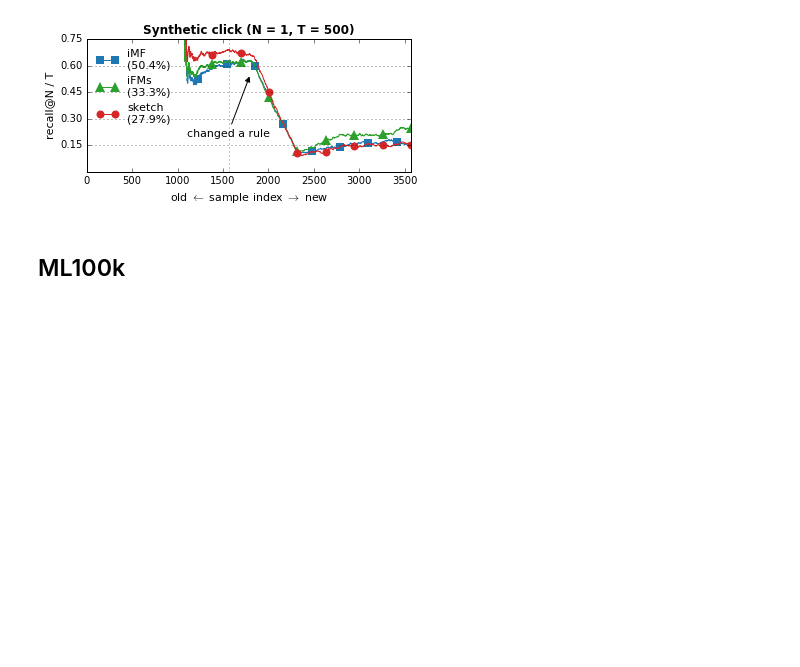
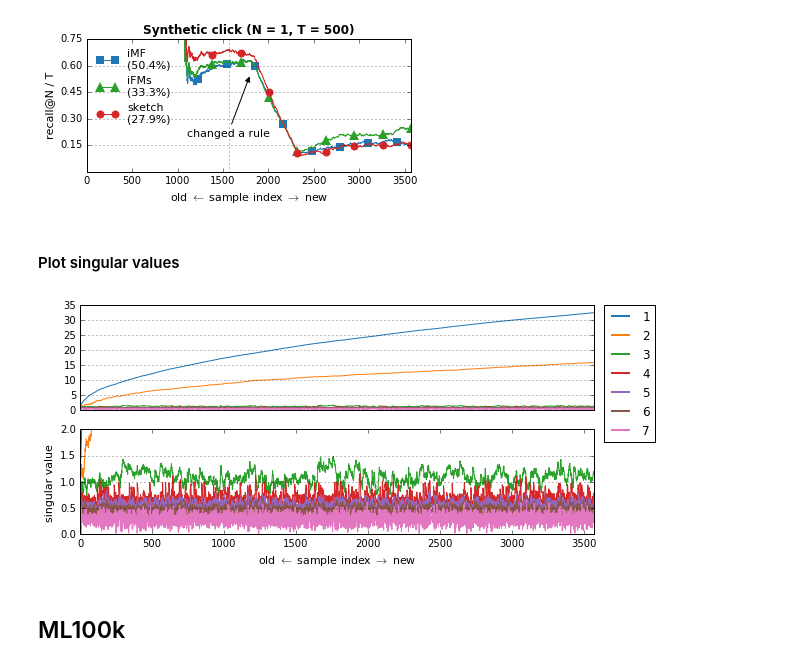
Before and after one commit to takuti/stream-recommender, a Jupyter notebook: paper-sketch.ipynb, the cells around one changed output. Cells and saved outputs as stored; diff of their text form; code cells hidden in the pictures; blank space fills up the shorter version.

Commit message:
:notebook: plot singular values

```diff
--- a/paper-sketch.ipynb
+++ b/paper-sketch.ipynb
@@ -206,6 +206,38 @@ avg. update time    = 0.00032
 MPR   : mean (±std) = 27.88 (±0.000)
 recall: mean (±std) = 0.348 (±0.247)
 [figure]
+# %% [markdown]
+#### Plot singular values
+# %%
+with open('results/singular-values/click.txt') as f:
+    singular_values = np.array([[float(s) for s in l.rstrip().split('\t')] for l in f.readlines()])
+
+for i in [1, 2]:
+    plt.subplot(2, 1, i)
+    ax = plt.gca()
+
+    ell = singular_values.shape[1]
+    for e in range(ell):
+        ax.plot(singular_values[:, e], c=colors[2 * e], label=(e + 1))
+
+    ax.yaxis.grid()
+    ax.set_xlim((0, exp_click.data.n_sample - 1))
+
+    if i == 1:
+        legend = ax.legend(bbox_to_anchor=(1.02, 1), loc=2, borderaxespad=0.)
+        for h in legend.legendHandles:
+            h.set_linewidth(2.0)
+        ax.set_xticks([])
+    elif i == 2:
+        ax.set_ylim((0., 2))
+        ax.set_xlabel(r'old $\leftarrow$ sample index $\rightarrow$ new', fontsize=11)
+        ax.set_ylabel('singular value', fontsize=11)
+
+fig = plt.gcf()
+fig.set_size_inches((8, 4))
+plt.tight_layout()
+# %% [output]
+[figure, added]
 # %% [markdown]
 ## ML100k
 # %%
```
Also changed, not shown: parts of 5 cells of this notebook.
